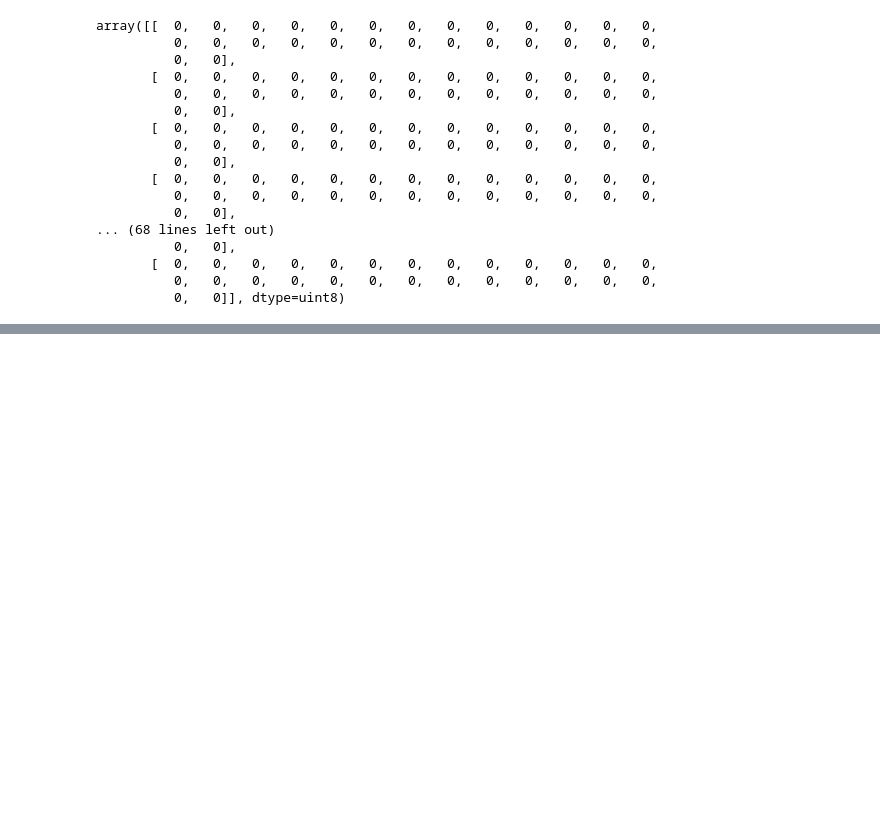
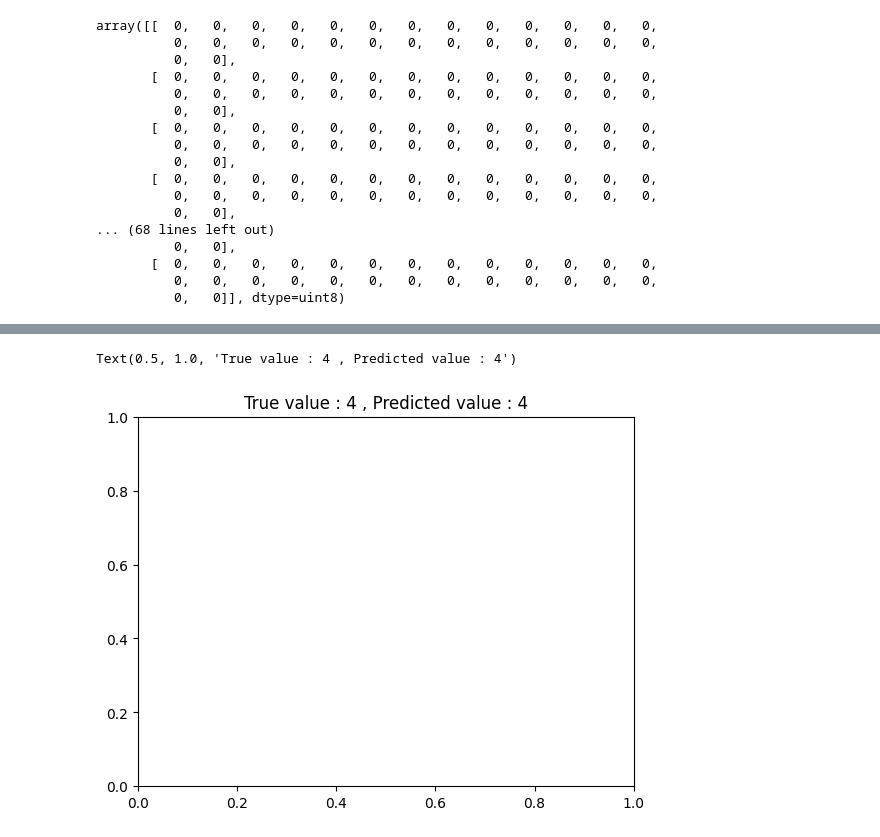
Before and after one commit to FaiazS/DigitClassifier, a Jupyter notebook: GenAIProject01.ipynb, the cells around one changed output, grey strips where cells are left out. Saved outputs shown, nothing was run; the diff lists cells and outputs as text; code cells hidden in the pictures; blank space fills up the shorter version.

```diff
--- a/GenAIProject01.ipynb
+++ b/GenAIProject01.ipynb
@@ -179,0 +197,5 @@ Model: "sequential_9"
+# %%
+plt.title(f"True value : {y_test[4]} , Predicted value : {np.argmax(prediction[4])}")
+# %% [output]
+Text(0.5, 1.0, 'True value : 4 , Predicted value : 4')
+[figure, added]
```
Also changed, not shown: parts of 8 cells of this notebook.
